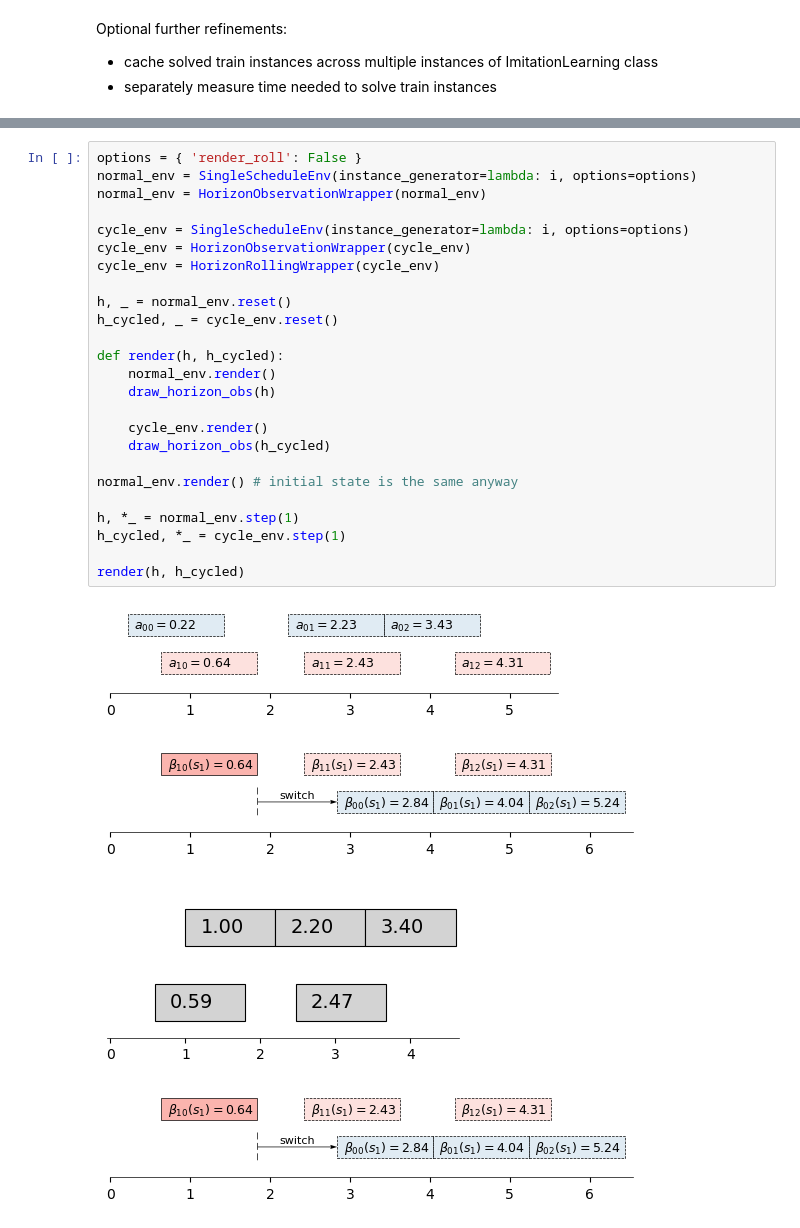
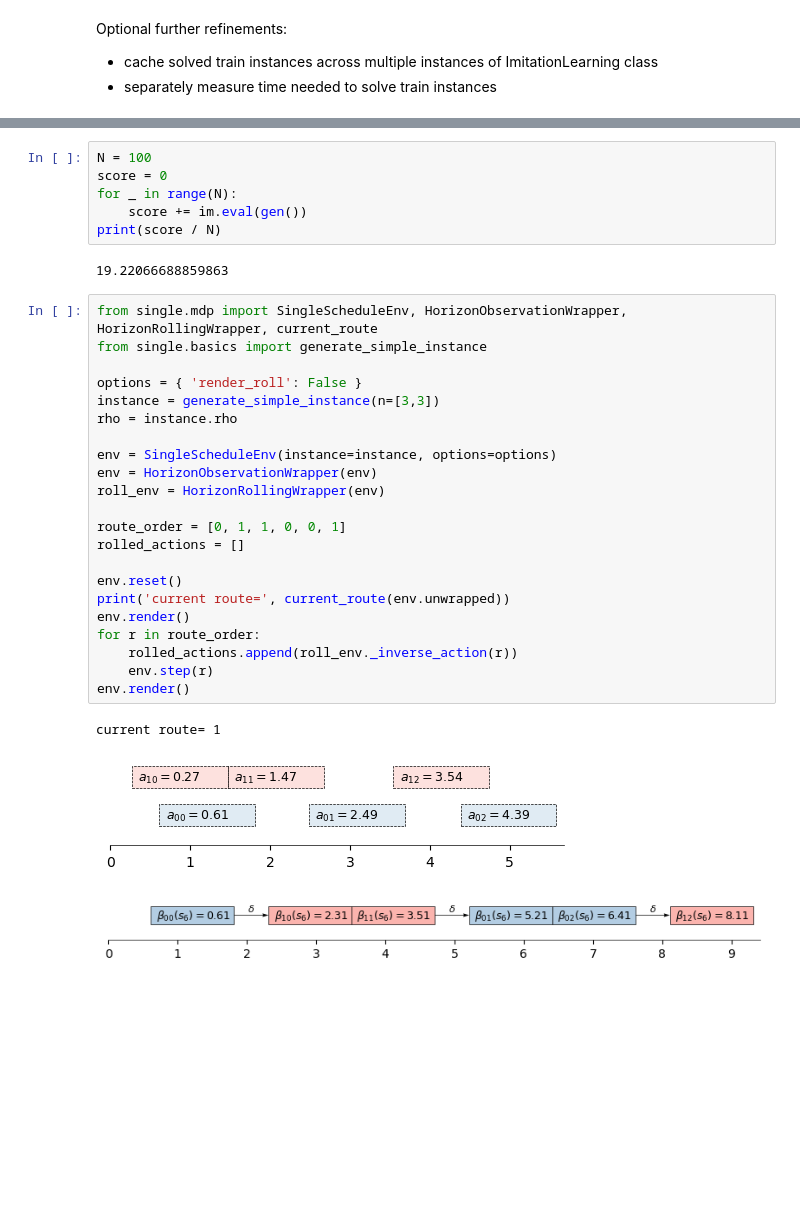
Before and after one commit to jeroenvanriel/traffic-scheduling, a Jupyter notebook: single/imitation.ipynb, the cells around one changed output, grey strips where cells are left out. Cells and saved outputs as stored; diff of their text form; blank space fills up the shorter version.

```diff
--- a/single/imitation.ipynb
+++ b/single/imitation.ipynb
@@ -134,30 +239,34 @@ visualize(i)
+# %%
+N = 100
+score = 0
+for _ in range(N):
+    score += im.eval(gen())
+print(score / N)
+# %% [output]
+19.22066688859863
 # %%
+from single.mdp import SingleScheduleEnv, HorizonObservationWrapper, HorizonRollingWrapper, current_route
+from single.basics import generate_simple_instance
+
 options = { 'render_roll': False }
-normal_env = SingleScheduleEnv(instance_generator=lambda: i, options=options)
-normal_env = HorizonObservationWrapper(normal_env)
+instance = generate_simple_instance(n=[3,3])
+rho = instance.rho
 
-cycle_env = SingleScheduleEnv(instance_generator=lambda: i, options=options)
-cycle_env = HorizonObservationWrapper(cycle_env)
-cycle_env = HorizonRollingWrapper(cycle_env)
+env = SingleScheduleEnv(instance=instance, options=options)
+env = HorizonObservationWrapper(env)
+roll_env = HorizonRollingWrapper(env)
 
-h, _ = normal_env.reset()
-h_cycled, _ = cycle_env.reset()
+route_order = [0, 1, 1, 0, 0, 1]
+rolled_actions = []
 
-def render(h, h_cycled):
-    normal_env.render()
-    draw_horizon_obs(h)
-
-    cycle_env.render()
-    draw_horizon_obs(h_cycled)
-
-normal_env.render() # initial state is the same anyway
-
-h, *_ = normal_env.step(1)
-h_cycled, *_ = cycle_env.step(1)
-
-render(h, h_cycled)
+env.reset()
+print('current route=', current_route(env.unwrapped))
+env.render()
+for r in route_order:
+    rolled_actions.append(roll_env._inverse_action(r))
+    env.step(r)
+env.render()
 # %% [output]
+current route= 1
-[figure, old version]
+[figure, new version]
-[figure, old version]
+[figure, new version]
-[figure, removed]
-[figure, removed]
```
Also changed, not shown: parts of 18 cells of this notebook, 11 other files.
